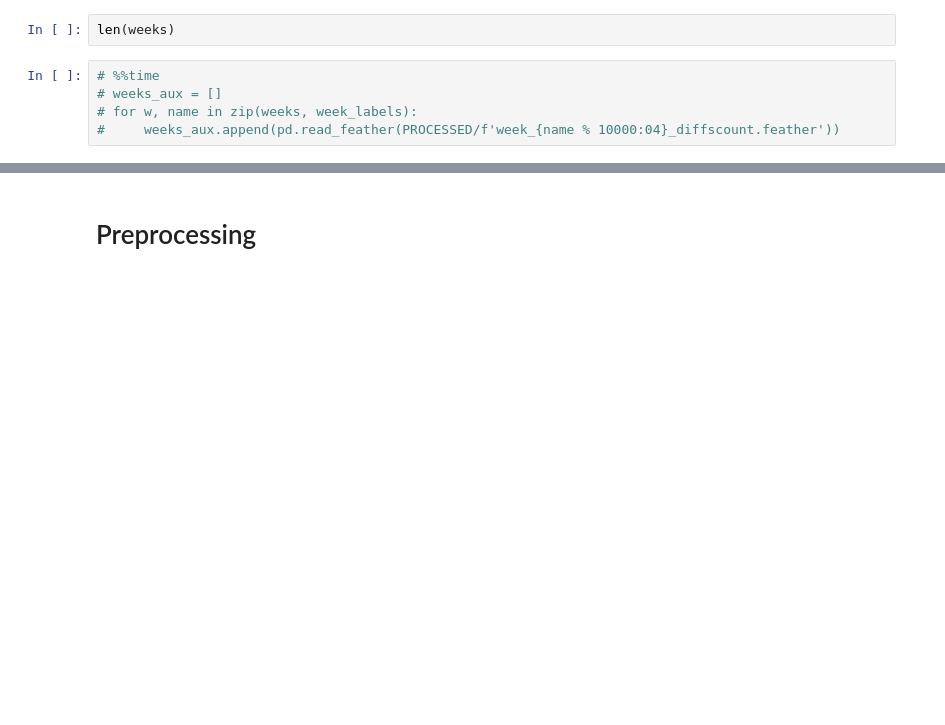
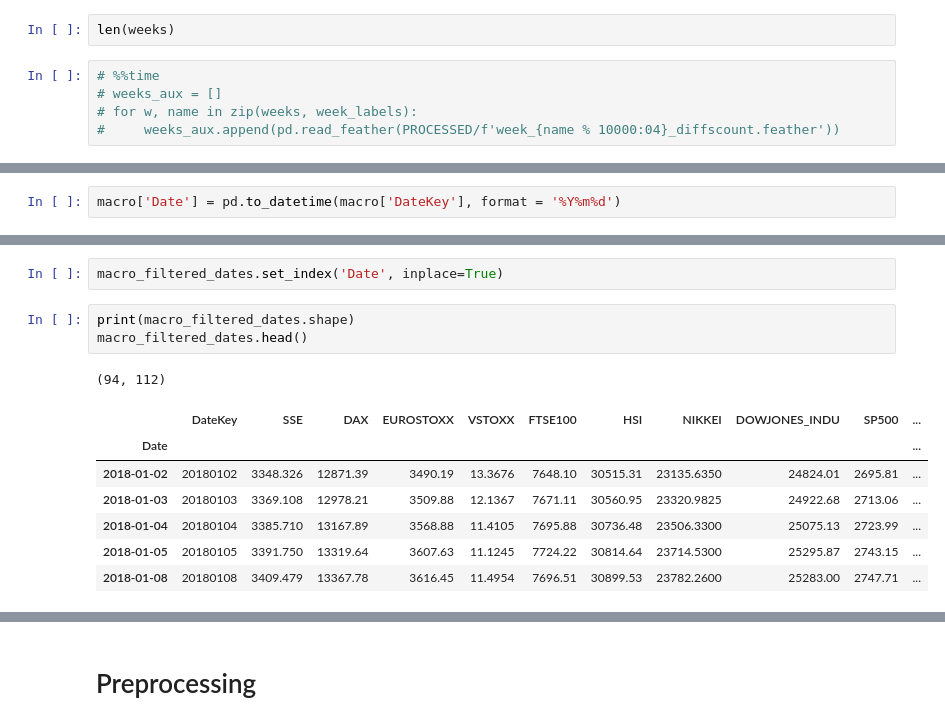
Before and after one commit to Robert-Aduviri/DSG-2018-Qualifiers, a Jupyter notebook: notebooks/chu/JC-03-Week-Model.ipynb, the cells around one changed output, grey strips where cells are left out. Cells and saved outputs as stored; diff of their text form; blank space fills up the shorter version.

```diff
--- a/notebooks/chu/JC-03-Week-Model.ipynb
+++ b/notebooks/chu/JC-03-Week-Model.ipynb
@@ -159,0 +184,2 @@ len(weeks)
+# %%
+macro['Date'] = pd.to_datetime(macro['DateKey'], format = '%Y%m%d')
@@ -159,0 +198,14 @@ len(weeks)
+# %%
+macro_filtered_dates.set_index('Date', inplace=True)
+# %%
+print(macro_filtered_dates.shape)
+macro_filtered_dates.head()
+# %% [output]
+(94, 112)
+|  | DateKey | SSE | DAX | EUROSTOXX | VSTOXX | FTSE100 | HSI | NIKKEI | DOWJONES_INDU | SP500 | ... |
+| Date |  |  |  |  |  |  |  |  |  |  | ... |
+| 2018-01-02 | 20180102 | 3348.326 | 12871.39 | 3490.19 | 13.3676 | 7648.10 | 30515.31 | 23135.6350 | 24824.01 | 2695.81 | ... |
+| 2018-01-03 | 20180103 | 3369.108 | 12978.21 | 3509.88 | 12.1367 | 7671.11 | 30560.95 | 23320.9825 | 24922.68 | 2713.06 | ... |
+| 2018-01-04 | 20180104 | 3385.710 | 13167.89 | 3568.88 | 11.4105 | 7695.88 | 30736.48 | 23506.3300 | 25075.13 | 2723.99 | ... |
+| 2018-01-05 | 20180105 | 3391.750 | 13319.64 | 3607.63 | 11.1245 | 7724.22 | 30814.64 | 23714.5300 | 25295.87 | 2743.15 | ... |
+| 2018-01-08 | 20180108 | 3409.479 | 13367.78 | 3616.45 | 11.4954 | 7696.51 | 30899.53 | 23782.2600 | 25283.00 | 2747.71 | ... |
```
Also changed, not shown: parts of 14 cells of this notebook.
